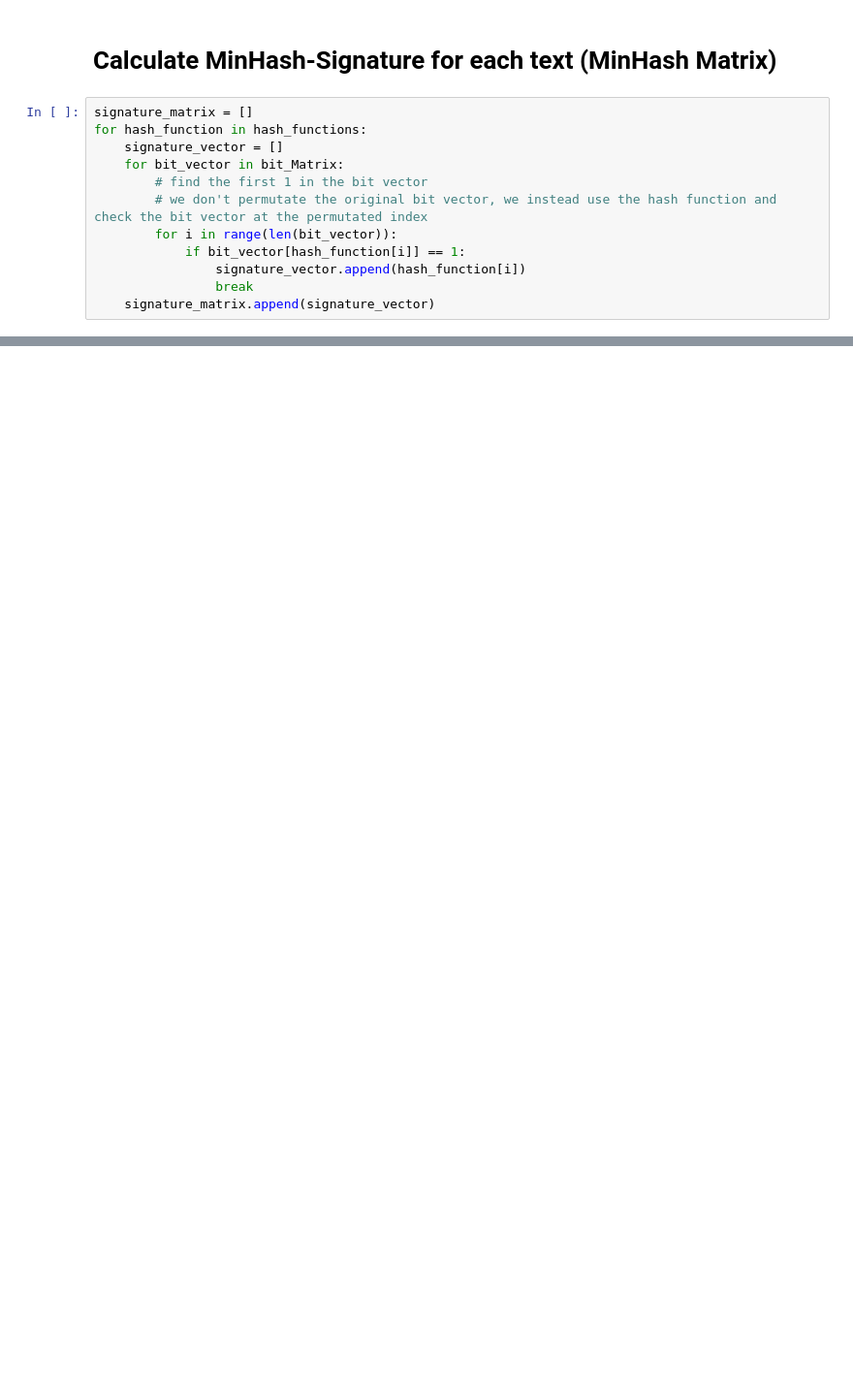
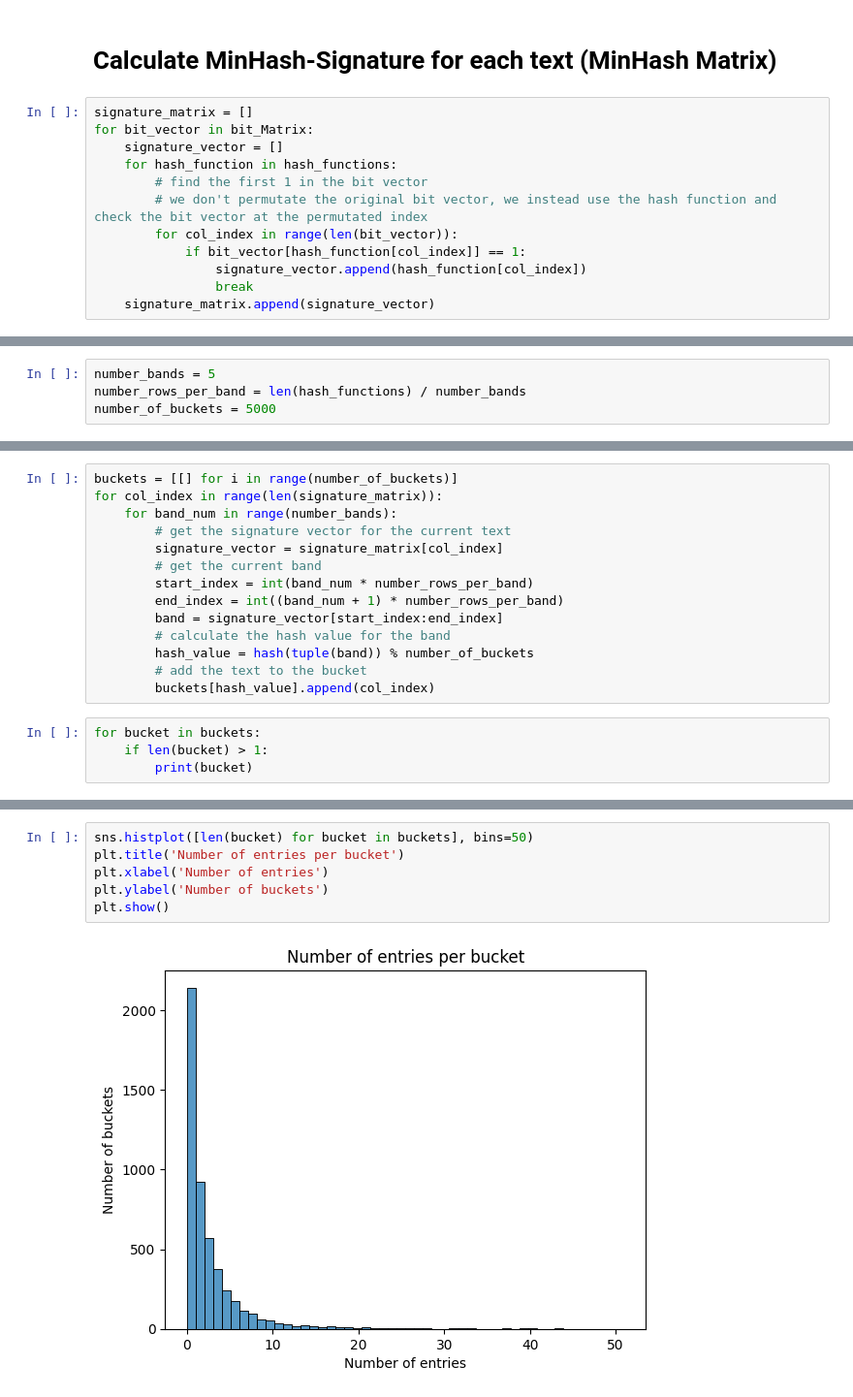
Before and after one commit to Phillus1999/data_science_2, a Jupyter notebook: projects/uebung_3/LSH_concepts.ipynb, the cells around one changed output, grey strips where cells are left out. Shown at 97% size. Drawn from its saved outputs; the diff is of its cells as text; blank space fills up the shorter version.

```diff
--- a/projects/uebung_3/LSH_concepts.ipynb
+++ b/projects/uebung_3/LSH_concepts.ipynb
@@ -129,14 +110,14 @@ print(hash_functions[0])
 # Calculate MinHash-Signature for each text (MinHash Matrix)
 # %%
 signature_matrix = []
-for hash_function in hash_functions:
+for bit_vector in bit_Matrix:
     signature_vector = []
-    for bit_vector in bit_Matrix:
+    for hash_function in hash_functions:
         # find the first 1 in the bit vector
         # we don't permutate the original bit vector, we instead use the hash function and check the bit vector at the permutated index
-        for i in range(len(bit_vector)):
-            if bit_vector[hash_function[i]] == 1:
-                signature_vector.append(hash_function[i])
+        for col_index in range(len(bit_vector)):
+            if bit_vector[hash_function[col_index]] == 1:
+                signature_vector.append(hash_function[col_index])
                 break
     signature_matrix.append(signature_vector)
 # %%
@@ -164,0 +185,4 @@ signature_similarity = []
+# %%
+number_bands = 5
+number_rows_per_band = len(hash_functions) / number_bands
+number_of_buckets = 5000
@@ -164,0 +191,18 @@ signature_similarity = []
+# %%
+buckets = [[] for i in range(number_of_buckets)]
+for col_index in range(len(signature_matrix)):
+    for band_num in range(number_bands):
+        # get the signature vector for the current text
+        signature_vector = signature_matrix[col_index]
+        # get the current band
+        start_index = int(band_num * number_rows_per_band)
+        end_index = int((band_num + 1) * number_rows_per_band)
+        band = signature_vector[start_index:end_index]
+        # calculate the hash value for the band
+        hash_value = hash(tuple(band)) % number_of_buckets
+        # add the text to the bucket
+        buckets[hash_value].append(col_index)
+# %%
+for bucket in buckets:
+    if len(bucket) > 1:
+        print(bucket)
@@ -164,0 +229,8 @@ signature_similarity = []
+# %%
+sns.histplot([len(bucket) for bucket in buckets], bins=50)
+plt.title('Number of entries per bucket')
+plt.xlabel('Number of entries')
+plt.ylabel('Number of buckets')
+plt.show()
+# %% [output]
+[figure, added]
```
Also changed, not shown: parts of 27 cells of this notebook, 2 other files.
